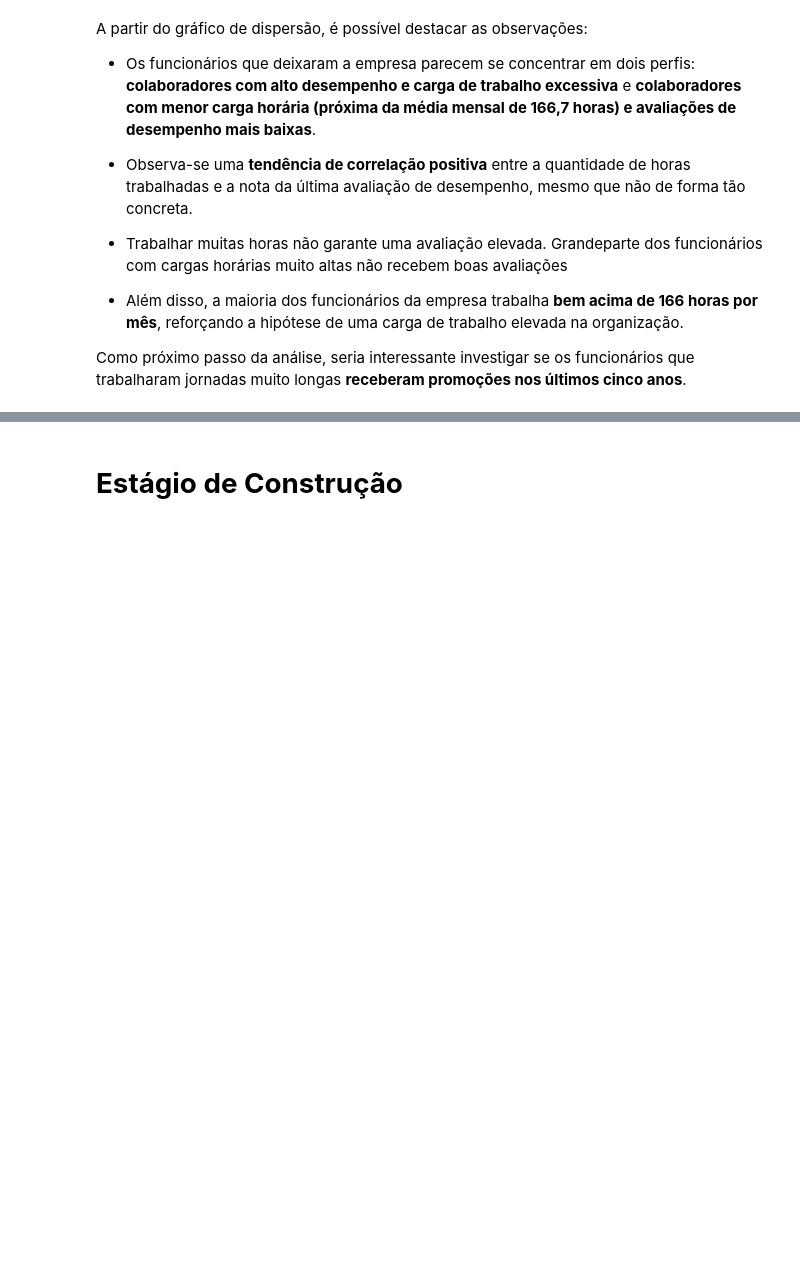
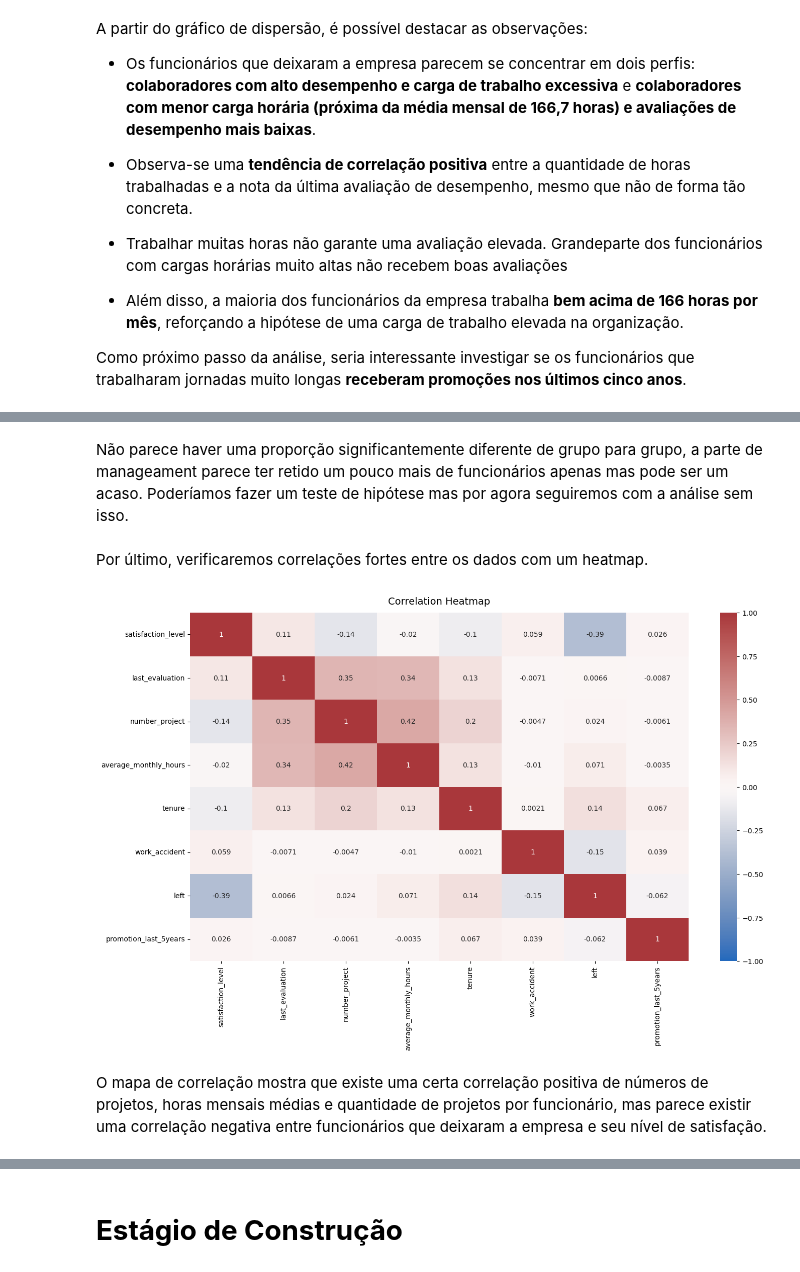
Before and after one commit to nogsposito/salifort-motors-retention-analysis, a Jupyter notebook: notebooks/Salifort_Motors_Capstone.ipynb, the cells around one changed output, grey strips where cells are left out. Drawn from its saved outputs; the diff is of its cells as text; code cells hidden in the pictures; blank space fills up the shorter version.

```diff
--- a/notebooks/Salifort_Motors_Capstone.ipynb
+++ b/notebooks/Salifort_Motors_Capstone.ipynb
@@ -407,0 +459,12 @@ Como próximo passo da análise, seria interessante investigar se os funcionári
+# %% [markdown]
+Não parece haver uma proporção significantemente diferente de grupo para grupo, a parte de manageament parece ter retido um pouco mais de funcionários apenas mas pode ser um acaso. Poderíamos fazer um teste de hipótese mas por agora seguiremos com a análise sem isso.
+# %% [markdown]
+Por último, verificaremos correlações fortes entre os dados com um heatmap.
+# %%
+plt.figure(figsize=(16, 9))
+heatmap = sns.heatmap(df0.corr(numeric_only = True), vmin = -1, vmax = 1, annot = True, cmap = sns.color_palette("vlag", as_cmap=True))
+heatmap.set_title('Correlation Heatmap', fontdict={'fontsize':14}, pad=12);
+# %% [output]
+[figure, added]
+# %% [markdown]
+O mapa de correlação mostra que existe uma certa correlação positiva de números de projetos, horas mensais médias e quantidade de projetos por funcionário, mas parece existir uma correlação negativa entre funcionários que deixaram a empresa e seu nível de satisfação.
```
Also changed, not shown: parts of 7 cells of this notebook.
